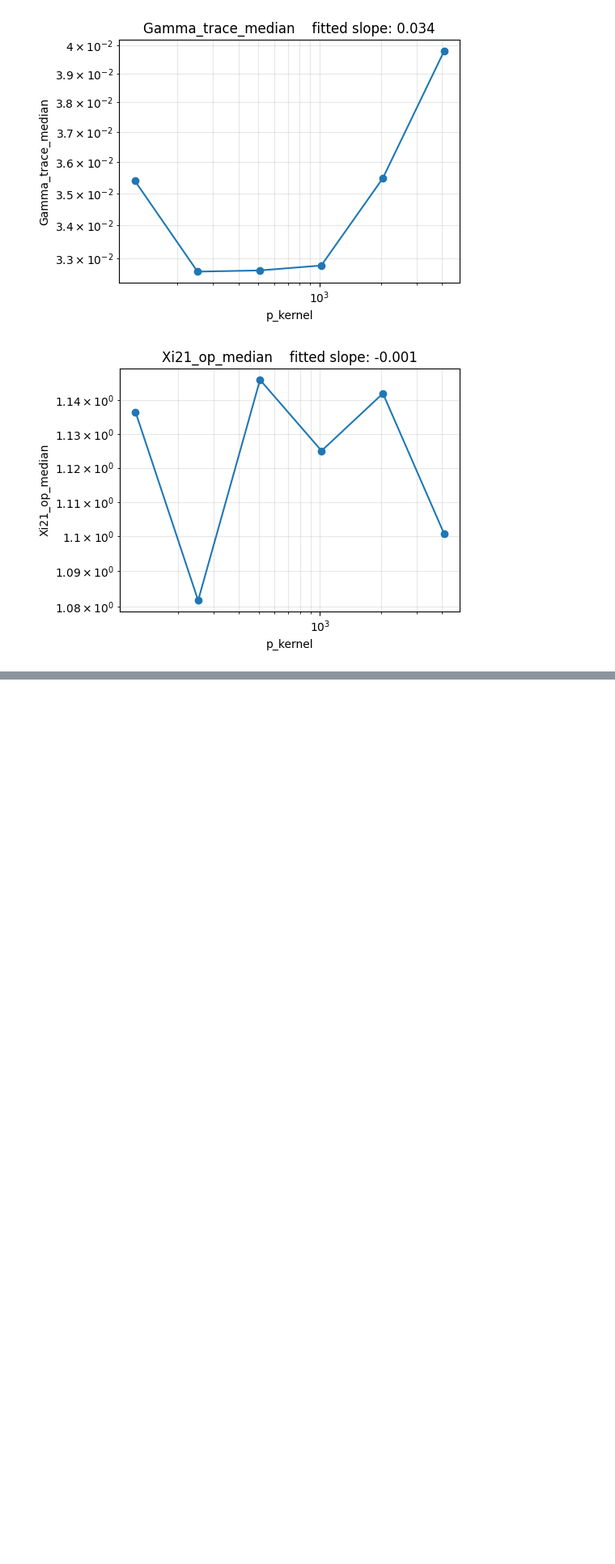
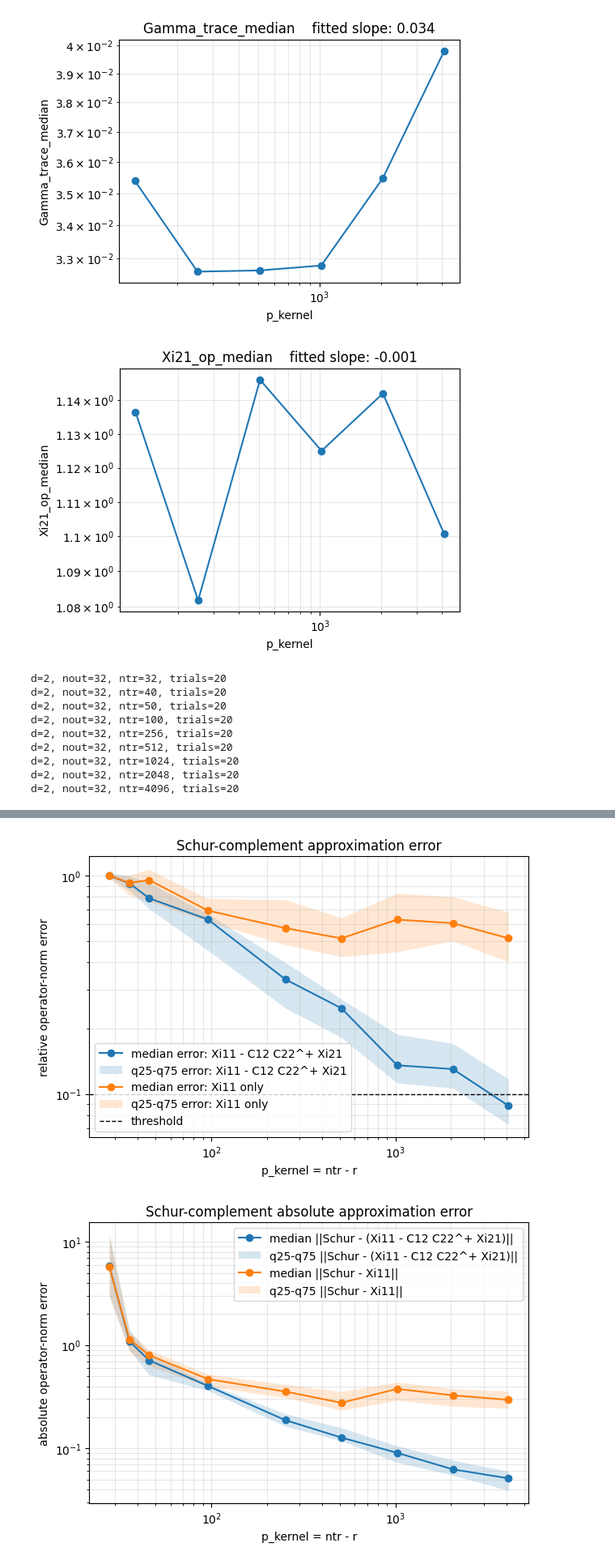
Before and after one commit to lucainnocenti/qelm_v2, a Jupyter notebook: scaling_Schur_correction.ipynb, the cells around one changed output, grey strips where cells are left out. Shown at 81% size. Drawn from its saved outputs; the diff is of its cells as text; code cells hidden in the pictures; blank space fills up the shorter version.

```diff
--- a/scaling_Schur_correction.ipynb
+++ b/scaling_Schur_correction.ipynb
@@ -771,0 +209,25 @@ nout=   32, ntr=  4096, trials=30
+# %%
+schur_complement_raw, schur_complement_summary = run_schur_complement_approx_experiment(
+    d=2,
+    nout=32,
+    ntr_values=(32, 40, 50, 100, 256, 512, 1024, 2048, 4096),
+    trials=20,
+    noise="gaussian",
+    Nshots=10000,
+    seed=20260609,
+    rcond=1e-12,
+    ridge=0.0,
+    rank=None,
+    relative_error_threshold=0.10,
+    plot_specs=SCHUR_COMPLEMENT_APPROX_PLOTS,
+)
+# %% [output]
+d=2, nout=32, ntr=32, trials=20
+d=2, nout=32, ntr=40, trials=20
+d=2, nout=32, ntr=50, trials=20
+d=2, nout=32, ntr=100, trials=20
+d=2, nout=32, ntr=256, trials=20
+d=2, nout=32, ntr=512, trials=20
+d=2, nout=32, ntr=1024, trials=20
+d=2, nout=32, ntr=2048, trials=20
+d=2, nout=32, ntr=4096, trials=20
@@ -771,0 +244,2 @@ nout=   32, ntr=  4096, trials=30
+[figure, added]
+[figure, added]
```
Also changed, not shown: parts of 32 cells of this notebook, 14 other files.
